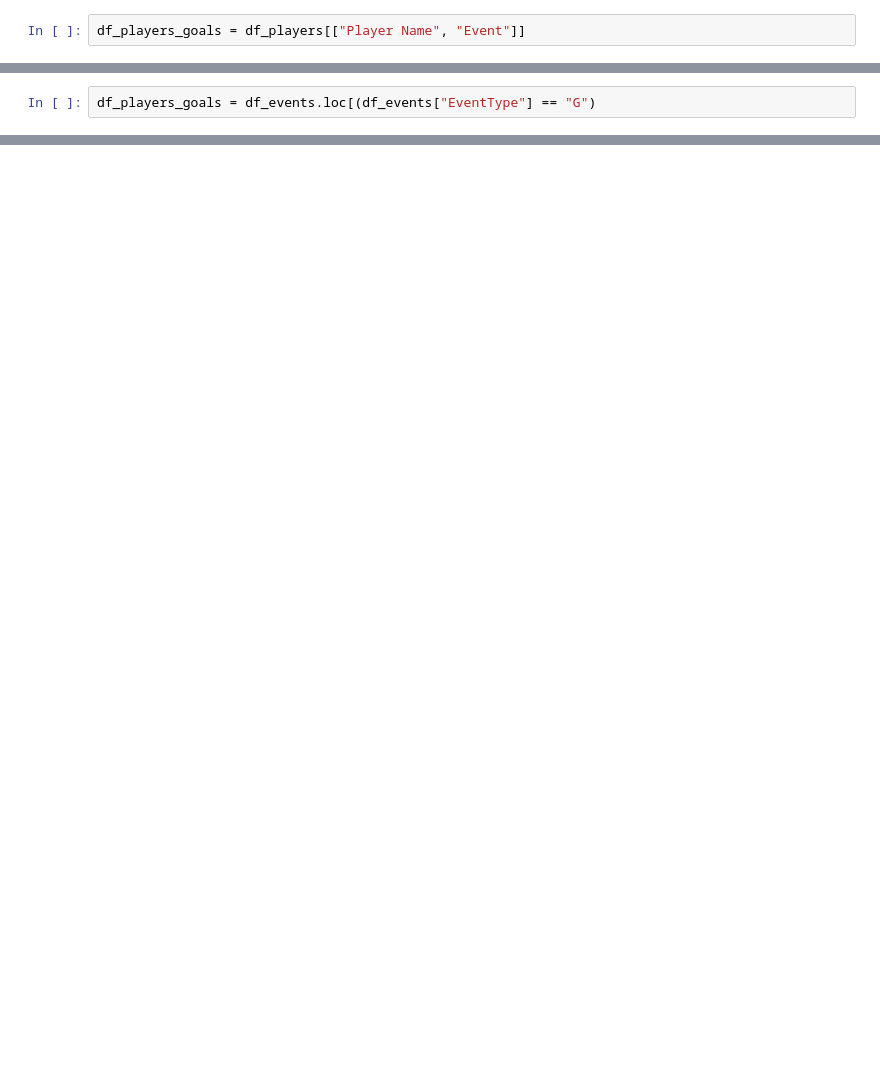
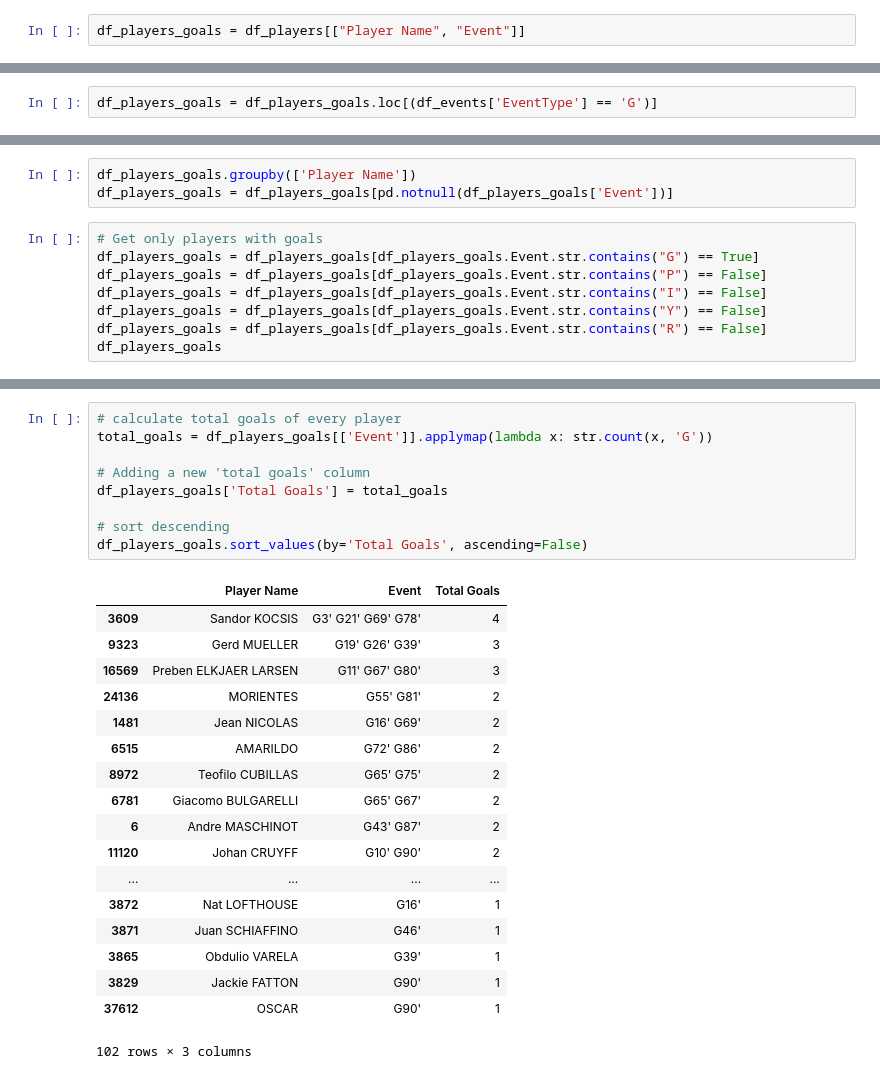
Before and after one commit to bhilprecht/ml-world-championship, a Jupyter notebook: FIFA_WM_Henrik.ipynb, the cells around one changed output, grey strips where cells are left out. Drawn from its saved outputs; the diff is of its cells as text; blank space fills up the shorter version.

```diff
--- a/FIFA_WM_Henrik.ipynb
+++ b/FIFA_WM_Henrik.ipynb
@@ -119,2 +100,2 @@ df_players_goals.dropna()
 # %%
-df_players_goals = df_events.loc[(df_events["EventType"] == "G")
+df_players_goals = df_players_goals.loc[(df_events['EventType'] == 'G')]
@@ -143,0 +102,11 @@ df_events
+# %%
+df_players_goals.groupby(['Player Name'])
+df_players_goals = df_players_goals[pd.notnull(df_players_goals['Event'])]
+# %%
+# Get only players with goals
+df_players_goals = df_players_goals[df_players_goals.Event.str.contains("G") == True]
+df_players_goals = df_players_goals[df_players_goals.Event.str.contains("P") == False]
+df_players_goals = df_players_goals[df_players_goals.Event.str.contains("I") == False]
+df_players_goals = df_players_goals[df_players_goals.Event.str.contains("Y") == False]
+df_players_goals = df_players_goals[df_players_goals.Event.str.contains("R") == False]
+df_players_goals
@@ -143,0 +132,28 @@ df_events
+# %%
+# calculate total goals of every player
+total_goals = df_players_goals[['Event']].applymap(lambda x: str.count(x, 'G'))
+
+# Adding a new 'total goals' column
+df_players_goals['Total Goals'] = total_goals
+
+# sort descending
+df_players_goals.sort_values(by='Total Goals', ascending=False)
+# %% [output]
+|  | Player Name | Event | Total Goals |
+| 3609 | Sandor KOCSIS | G3' G21' G69' G78' | 4 |
+| 9323 | Gerd MUELLER | G19' G26' G39' | 3 |
+| 16569 | Preben ELKJAER LARSEN | G11' G67' G80' | 3 |
+| 24136 | MORIENTES | G55' G81' | 2 |
+| 1481 | Jean NICOLAS | G16' G69' | 2 |
+| 6515 | AMARILDO | G72' G86' | 2 |
+| 8972 | Teofilo CUBILLAS | G65' G75' | 2 |
+| 6781 | Giacomo BULGARELLI | G65' G67' | 2 |
+| 6 | Andre MASCHINOT | G43' G87' | 2 |
+| 11120 | Johan CRUYFF | G10' G90' | 2 |
+| ... | ... | ... | ... |
+| 3872 | Nat LOFTHOUSE | G16' | 1 |
+| 3871 | Juan SCHIAFFINO | G46' | 1 |
+| 3865 | Obdulio VARELA | G39' | 1 |
+| 3829 | Jackie FATTON | G90' | 1 |
+| 37612 | OSCAR | G90' | 1 |
+102 rows × 3 columns
```
Also changed, not shown: parts of 7 cells of this notebook.
